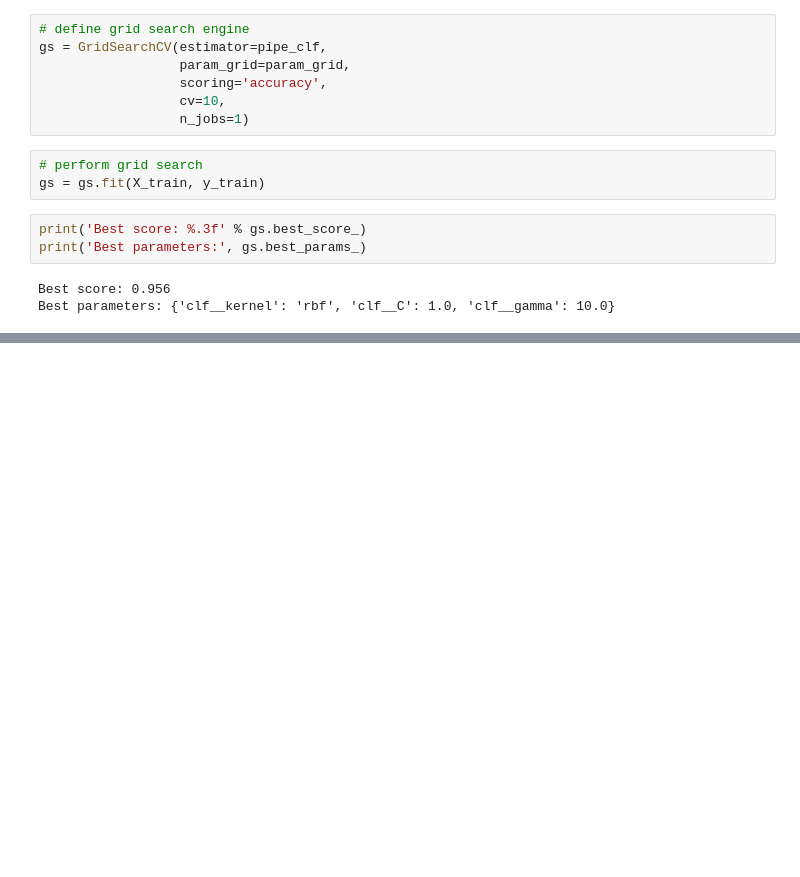
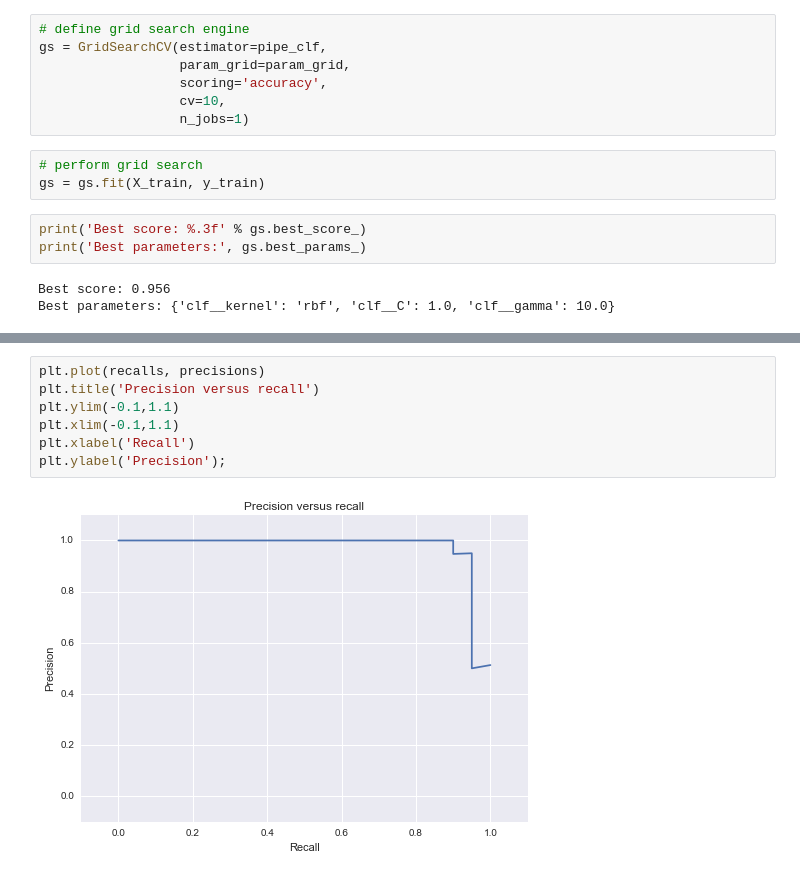
Before and after one commit to denisvstepanov/MachineLearningLectures, a Jupyter notebook: 01. Machine Learning Tour.ipynb, the cells around one changed output, grey strips where cells are left out. Drawn from its saved outputs; the diff is of its cells as text; blank space fills up the shorter version.

```diff
--- a/01. Machine Learning Tour.ipynb
+++ b/01. Machine Learning Tour.ipynb
@@ -795,0 +894,9 @@ Best parameters: {'clf__kernel': 'rbf', 'clf__C': 1.0, 'clf__gamma': 10.0}
+# %%
+plt.plot(recalls, precisions)
+plt.title('Precision versus recall')
+plt.ylim(-0.1,1.1)
+plt.xlim(-0.1,1.1)
+plt.xlabel('Recall')
+plt.ylabel('Precision');
+# %% [output]
+[figure, added]
```
Also changed, not shown: parts of 33 cells of this notebook.
